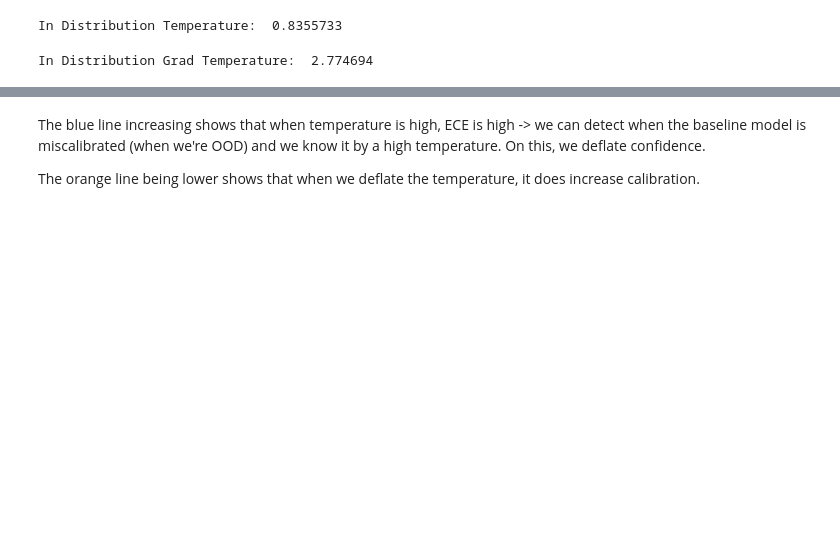
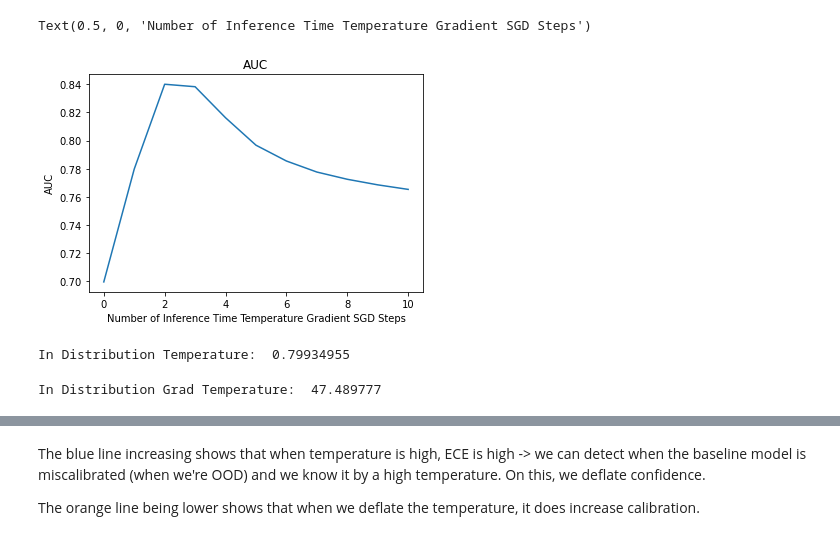
Before and after one commit to levinwil/TempVOS, a Jupyter notebook: Exploration.ipynb, the cells around one changed output, grey strips where cells are left out. Saved outputs shown, nothing was run; the diff lists cells and outputs as text; code cells hidden in the pictures; blank space fills up the shorter version.

```diff
--- a/Exploration.ipynb
+++ b/Exploration.ipynb
@@ -325,13 +467,21 @@ Text(0.5, 0, 'Number of Inference Time Temperature-Maximizing SGD Steps')
+# %%
+plt.plot(auc_cs)
+plt.title("AUC")
+plt.ylabel("AUC")
+plt.xlabel("Number of Inference Time Temperature Gradient SGD Steps")
+# %% [output]
+Text(0.5, 0, 'Number of Inference Time Temperature Gradient SGD Steps')
+[figure, added]
 # %%
-t = temperature_model.predict(encoding_X_test)
-print("In Distribution Temperature: ", np.nanmean(t))
+id_temp = temperature_model.predict(encoding_X_test)
+print("In Distribution Temperature: ", np.nanmean(id_temp))
 # %% [output]
-In Distribution Temperature:  0.8355733
+In Distribution Temperature:  0.79934955
 # %%
-t = temperature_model.predict(encoding_X_test_grad)
-print("In Distribution Grad Temperature: ", np.nanmean(t))
+id_grad_temp = temperature_model.predict(encoding_X_test_grad)
+print("In Distribution Grad Temperature: ", np.nanmean(id_grad_temp))
 # %% [output]
-In Distribution Grad Temperature:  2.774694
+In Distribution Grad Temperature:  47.489777
 # %%
 t = temperature_model.predict(np.array(vos_samples))
 print("VO Temperature (we want this to be much higher than the in distribution temperature): ", np.nanmean(t))
```
Also changed, not shown: parts of 41 cells of this notebook.
